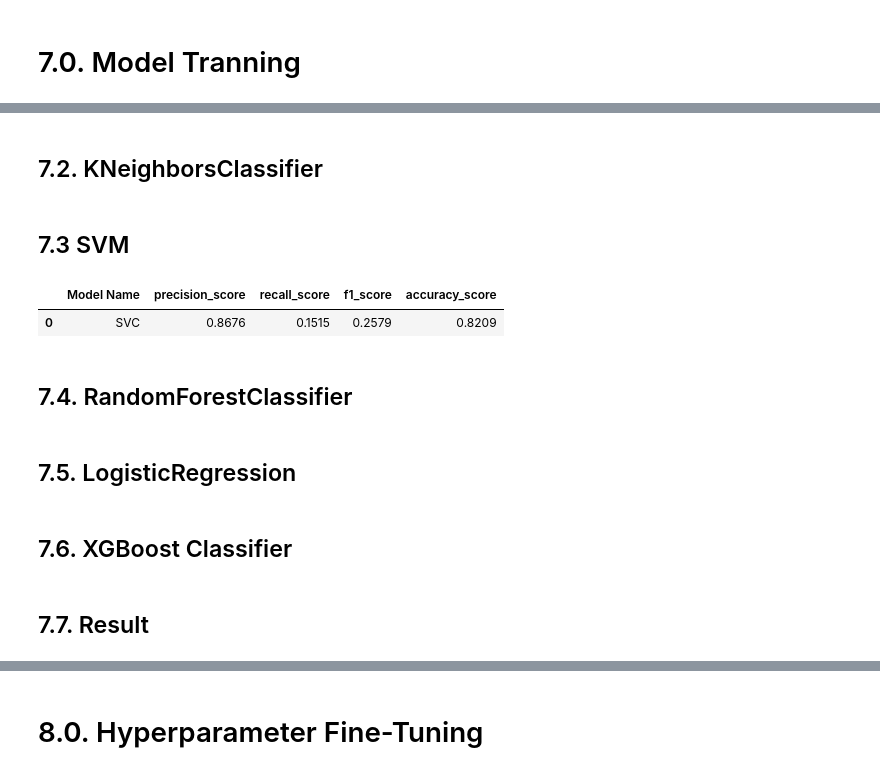
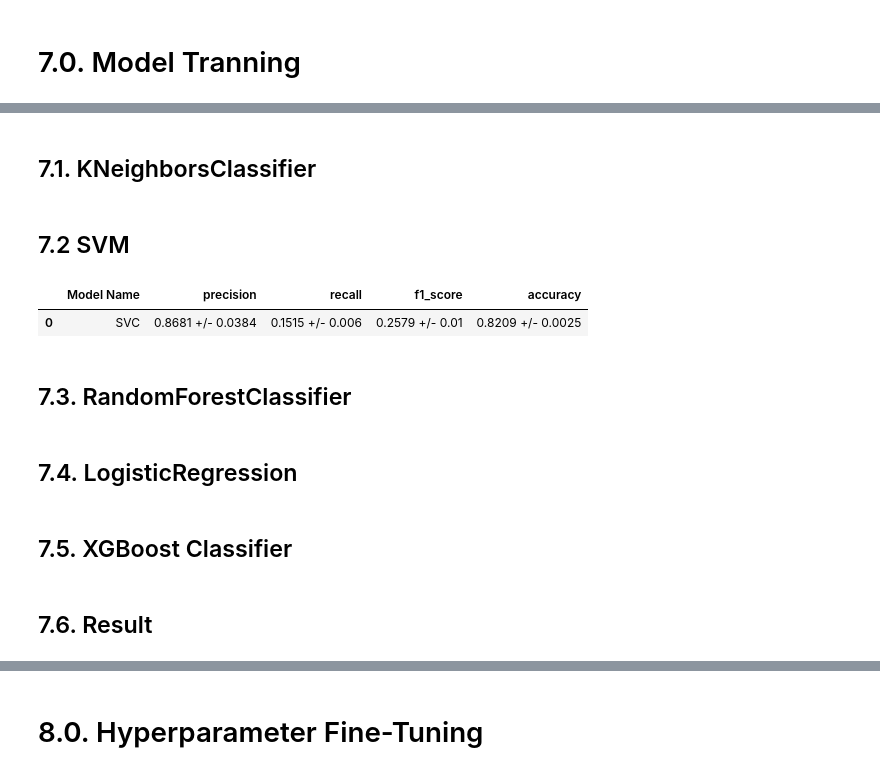
Before and after one commit to cidosjr/churn-prediction, a Jupyter notebook: notebooks/c07-model_training_metrics.ipynb, the cells around one changed output, grey strips where cells are left out. Cells and saved outputs as stored; diff of their text form; code cells hidden in the pictures.

Commit message:
update - training_metrics

```diff
--- a/notebooks/c07-model_training_metrics.ipynb
+++ b/notebooks/c07-model_training_metrics.ipynb
@@ -29,24 +45,4 @@ from sklearn.model_selection import cross_val_predict
 # %%
-def performance_metrics_cv( model, x, y, model_name, cv=3 ):
-    y_train_pred = cross_val_predict(model, x, y, cv=3)
-
-    precision_score_ = metrics.precision_score(y, y_train_pred, zero_division=0 )
-    recall_score_ = metrics.recall_score(y, y_train_pred, zero_division=0)
-    f1_score_ = metrics.f1_score(y, y_train_pred, zero_division=0)
-    accuracy_score_ = metrics.accuracy_score(y, y_train_pred)
-
-    dict_ = {
-        'Model Name': model_name,
-        'precision_score': precision_score_,
-        'recall_score': recall_score_,
-        'f1_score': f1_score_,
-        'accuracy_score': accuracy_score_
-    }
-
-
-
-    return pd.DataFrame( dict_, index=[0] )
-
 def jupyter_settings():
     %matplotlib inline
     %pylab inline
@@ -807,17 +801,5 @@ X_val = X_val[selected_cols]
-# %%
-# model definition
-model_baseline = dummy.DummyClassifier(strategy='prior', random_state=42, constant=None)
-
-# model fit
-model_baseline.fit( X_train, y_train )
-
-# model predict
-yhat_baseline = model_baseline.predict( X_val )
-
-# model performance
-result_baseline = performance_metrics_cv( model_baseline, X_train, y_train, 'DummyClassifier', cv=5 )
-# %% [markdown]
-## 7.2. KNeighborsClassifier
+# %% [markdown]
+## 7.1. KNeighborsClassifier
 # %%
 # # model definition
 model_knn = neighbors.KNeighborsClassifier(n_neighbors=5,
@@ -840,36 +820,33 @@ result_knn = performance_metrics_cv( model_knn, X_train, y_train, 'KNeighborsCla
 # %% [markdown]
-## 7.3 SVM
+## 7.2 SVM
 # %%
 # model definition
 model_svm = svm.SVC(C=10.0,
                     kernel='rbf',
                     degree=3,
                     gamma='scale',
                     coef0=0.0,
                     shrinking=True,
                     probability=False,
                     tol=0.001,
                     cache_size=200,
                     class_weight=None,
                     verbose=False,
                     max_iter=-1,
                     decision_function_shape='ovr',
                     break_ties=False,
                     random_state=42)
 # model fit
 model_svm.fit( X_train, y_train )
 
-# model predict
-yhat_svm = model_svm.predict( X_val )
-
 # model performance
-result_svm = performance_metrics_cv( model_svm, X_train, y_train, 'SVC', cv=5 )
+result_svm = performance_metrics_cv( model_svm, X_train, y_train, 'SVC', cv=3 )
 result_svm
 # %% [output]
-|  | Model Name | precision_score | recall_score | f1_score | accuracy_score |
-| 0 | SVC | 0.8676 | 0.1515 | 0.2579 | 0.8209 |
+|  | Model Name | precision | recall | f1_score | accuracy |
+| 0 | SVC | 0.8681 +/- 0.0384 | 0.1515 +/- 0.006 | 0.2579 +/- 0.01 | 0.8209 +/- 0.0025 |
 # %% [markdown]
-## 7.4. RandomForestClassifier
+## 7.3. RandomForestClassifier
 # %%
 # model definition
 model_rf = ensemble.RandomForestClassifier(n_estimators=200,
@@ -902,5 +877,5 @@ result_rf = performance_metrics_cv( model_rf, X_train, y_train, 'RandomForestCla
 # %% [markdown]
-## 7.5. LogisticRegression
+## 7.4. LogisticRegression
 # %%
 # model definition
 model_lr = linear_model.LogisticRegression(penalty='l2',
@@ -929,5 +901,5 @@ result_lr = performance_metrics_cv( model_lr, X_train, y_train, 'LogisticRegress
 # %% [markdown]
-## 7.6. XGBoost Classifier
+## 7.5. XGBoost Classifier
 # %%
 # model definition
 model_xgb = xgboost.XGBClassifier(n_estimators=100,
@@ -943,2 +915,2 @@ result_xgb = performance_metrics_cv( model_xgb, X_train, y_train, 'XGBClassifier
 # %% [markdown]
-## 7.7. Result
+## 7.6. Result
```
Also changed, not shown: parts of 9 cells of this notebook.
